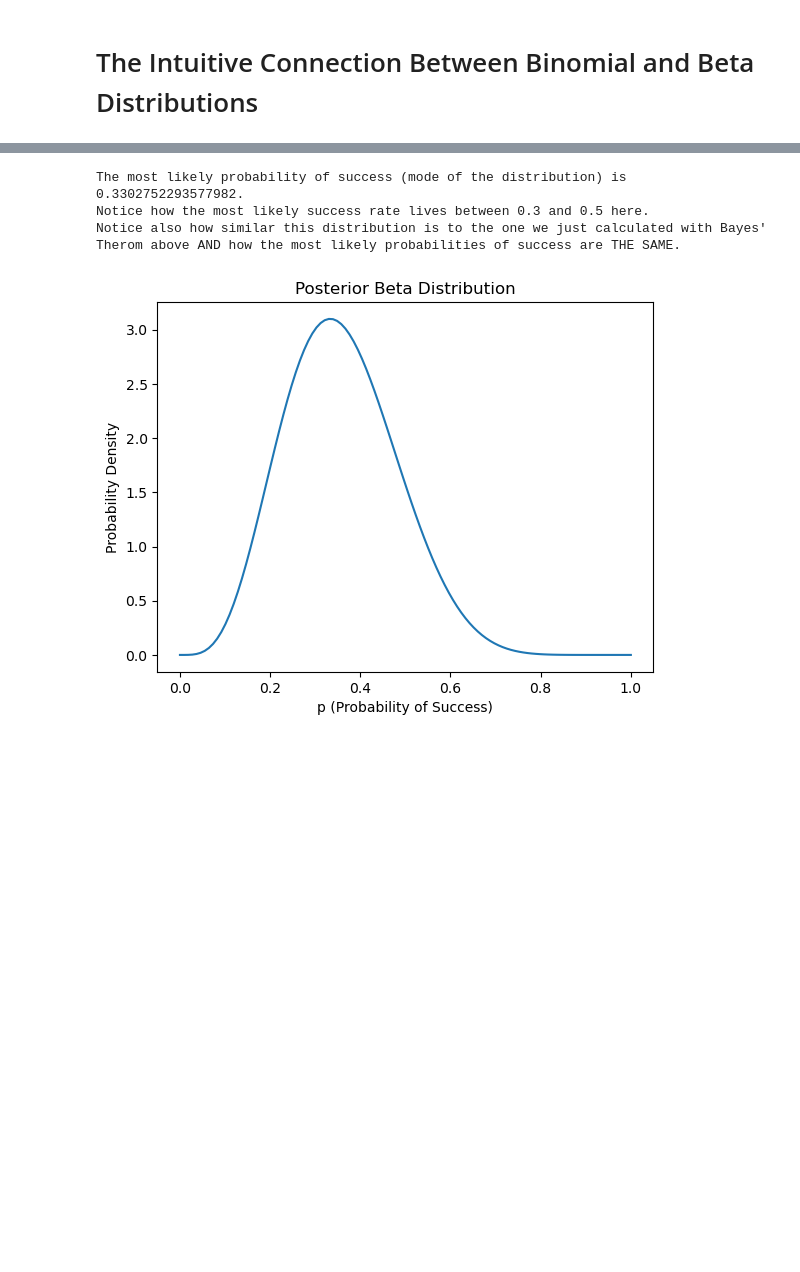
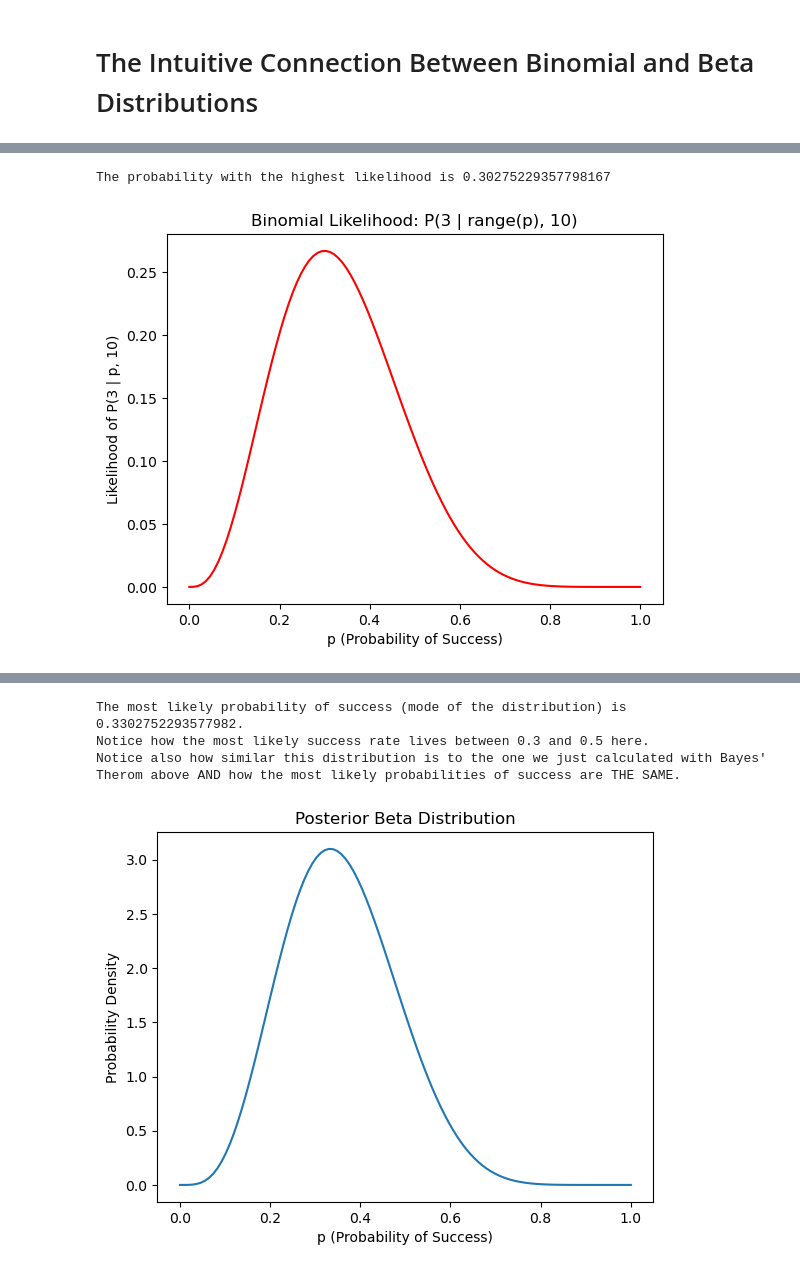
Before and after one commit to richardlottes/statistical_connections, a Jupyter notebook: statistical_connections.ipynb, the cells around one changed output, grey strips where cells are left out. Saved outputs shown, nothing was run; the diff lists cells and outputs as text; code cells hidden in the pictures; blank space fills up the shorter version.

```diff
--- a/statistical_connections.ipynb
+++ b/statistical_connections.ipynb
@@ -228,0 +263,21 @@ The Marginal Likelihood (integral of unnormalized posterior): 0.11188811
+# %%
+#Define k, alpha, beta, and continuous array of possible probabilities of succes (p)
+k = 3
+observed_alpha = k
+observed_beta = n-k
+p_hat_cont = np.linspace(0,1,110)
+
+#Build binomial PMF
+binomial_likelihood = binomial_pmf(n, k, p_hat_cont)
+
+print(f"The probability with the highest likelihood is {p_hat_cont[binomial_likelihood.argmax()]}")
+
+#Plot binomial likelihood
+plt.plot(p_hat_cont, binomial_likelihood, color='red')
+plt.ylabel(f"Likelihood of P({k} | p, {n})")
+plt.xlabel("p (Probability of Success)")
+plt.title('Binomial Likelihood: P(3 | range(p), 10)')
+plt.show()
+# %% [output]
+The probability with the highest likelihood is 0.30275229357798167
+[figure, added]
```
Also changed, not shown: parts of 54 cells of this notebook.
